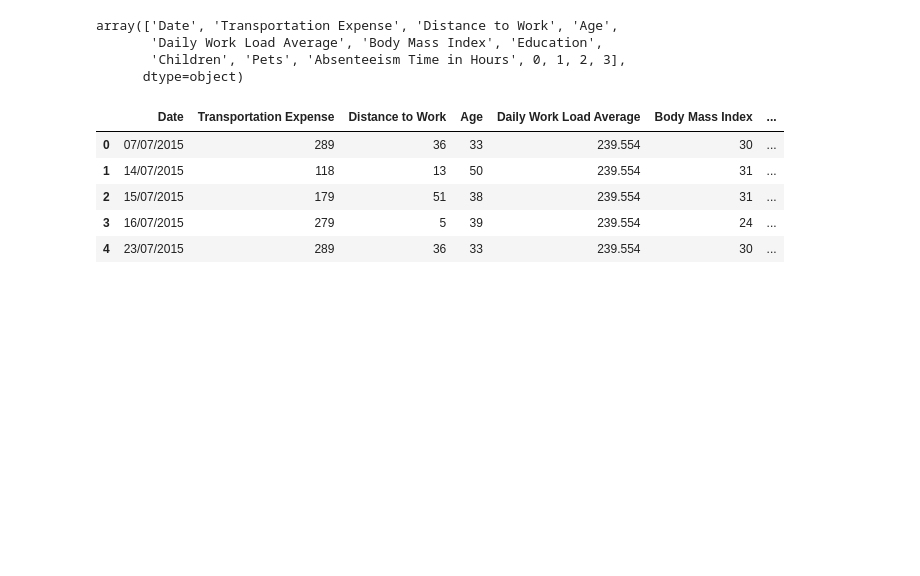
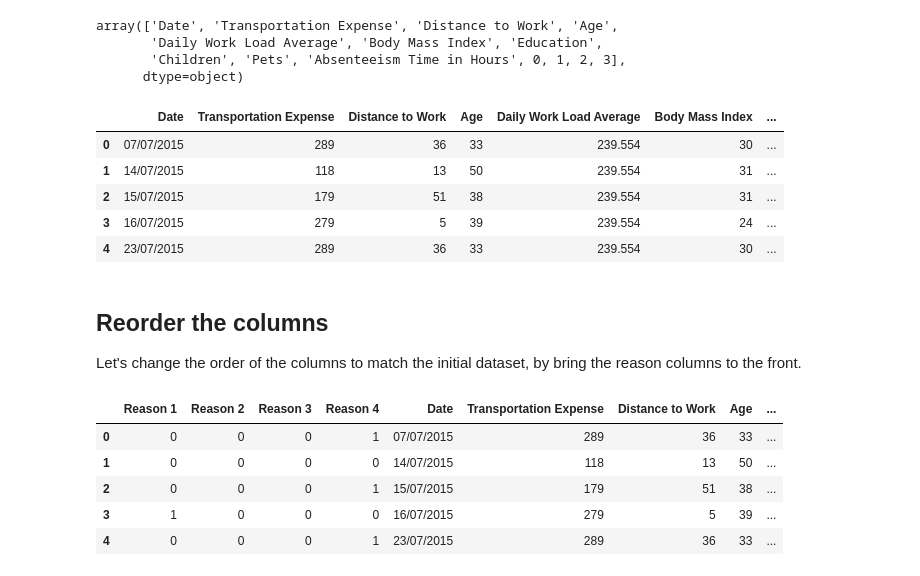
Before and after one commit to Rafsan7238/Data-Science_Udemy, a Jupyter notebook: Exercise/Final Project_Absenteeism/Data Preprocessing/preprocessing.ipynb, the cells around one changed output. Drawn from its saved outputs; the diff is of its cells as text; code cells hidden in the pictures; blank space fills up the shorter version.

Commit message:
Rearranged the columns

```diff
--- a/Exercise/Final Project_Absenteeism/Data Preprocessing/preprocessing.ipynb
+++ b/Exercise/Final Project_Absenteeism/Data Preprocessing/preprocessing.ipynb
@@ -362,3 +362,20 @@ df.head()
 | 2 | 15/07/2015 | 179 | 51 | 38 | 239.554 | 31 | ... |
 | 3 | 16/07/2015 | 279 | 5 | 39 | 239.554 | 24 | ... |
 | 4 | 23/07/2015 | 289 | 36 | 33 | 239.554 | 30 | ... |
+# %% [markdown]
+## Reorder the columns
+
+Let's change the order of the columns to match the initial dataset, by bring the reason columns to the front.
+# %%
+column_names =  ['Reason 1','Reason 2','Reason 3','Reason 4','Date','Transportation Expense','Distance to Work','Age',
+         'Daily Work Load Average','Body Mass Index','Education','Children','Pets', 'Absenteeism Time in Hours']
+
+df = df[column_names]
+df.head()
+# %% [output]
+|  | Reason 1 | Reason 2 | Reason 3 | Reason 4 | Date | Transportation Expense | Distance to Work | Age | ... |
+| 0 | 0 | 0 | 0 | 1 | 07/07/2015 | 289 | 36 | 33 | ... |
+| 1 | 0 | 0 | 0 | 0 | 14/07/2015 | 118 | 13 | 50 | ... |
+| 2 | 0 | 0 | 0 | 1 | 15/07/2015 | 179 | 51 | 38 | ... |
+| 3 | 1 | 0 | 0 | 0 | 16/07/2015 | 279 | 5 | 39 | ... |
+| 4 | 0 | 0 | 0 | 1 | 23/07/2015 | 289 | 36 | 33 | ... |
```
